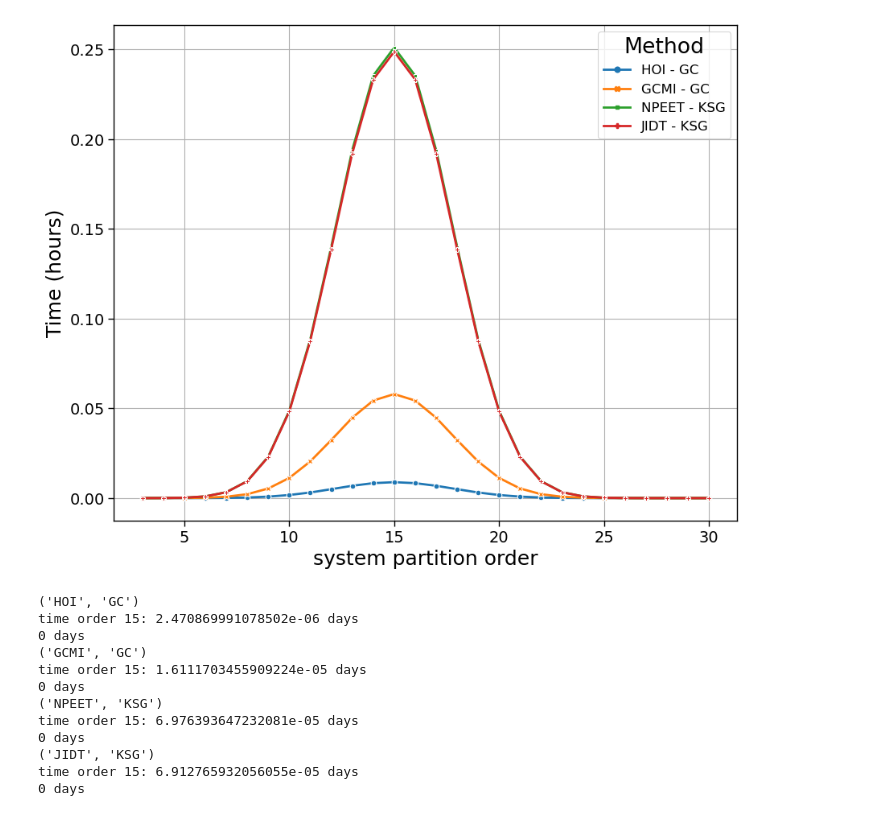
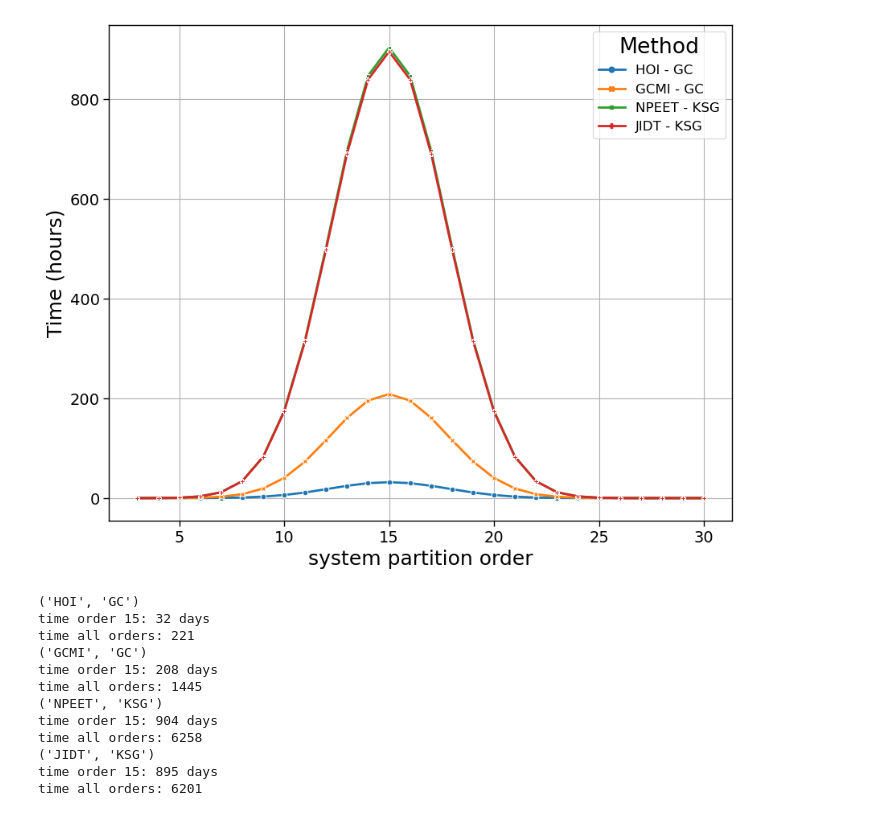
Before and after one commit to Laouen/Oinformation, a Jupyter notebook: analysis/time_benchmarking.ipynb, the cells around one changed output. Drawn from its saved outputs; the diff is of its cells as text; code cells hidden in the pictures.

```diff
--- a/analysis/time_benchmarking.ipynb
+++ b/analysis/time_benchmarking.ipynb
@@ -23,7 +23,7 @@ fig, axes = plt.subplots(1,2, figsize=(15,5))
 
 # Define the file paths
 file_paths = [
-    "library-thoi_estimator-gc.tsv",
+    "library-thoi_estimator-gc_device-cpu.tsv",
     "library-hoi_estimator-gc.tsv",
     "library-gcmi_estimator-gc.tsv",
     "library-npeet_estimator-ksg.tsv",
@@ -86,4 +86,7 @@ ax.set_yticklabels([3,10,15,20,25,30], rotation=0)
 plt.tight_layout()
 fig.savefig('./figures/times/benchmarking.pdf', format='pdf')
 plt.show()
+
+print('times for THOI')
+pivot_table.sum(axis=0).describe()
 # %% [output]
@@ -120,49 +155,49 @@ for (library, estimator), tuple_t in triplets_times.items():
     dfs.append(df)
 
 
 # Combine all dataframes into one
 df = pd.concat(dfs, ignore_index=True)
 df['library-estimator'] = df['library'] + ' - ' + df['estimator']
-df['time'] = df['time'] / 60 / 60
+df['time'] = df['time']
 
 
 # Create a line plot using Seaborn
 plt.figure(figsize=(10, 8))
 sns.lineplot(
     data=df, x="order", y="time",
     hue="library-estimator", style='library-estimator',
     markers=True, dashes=False
 )
 
 plt.title('')
 plt.xlabel('system partition order')
 plt.ylabel('Time (hours)')
 plt.legend(title='Method')
 plt.grid(True)
 
 plt.savefig('./figures/times/benchmarking_estimation.pdf', format='pdf')
 plt.show()
 
 for k in triplets_times.keys():
     print(k)
     library, estimator = k
     df_lib = df[(df.library == library) & (df.estimator == estimator)]
-    print('time order 15:', df_lib[df_lib.order == 15]['time'].values[0] / 60 / 60, 'days')
-    print(math.floor(df_lib['time'].sum() / 60 / 60), 'days')
+    print('time order 15:', math.floor(df_lib[df_lib.order == 15]['time'].values[0]), 'days')
+    print('time all orders:', math.floor(df_lib['time'].sum()))
 # %% [output]
-[figure, old version]
+[figure, new version]
 ('HOI', 'GC')
-time order 15: 2.470869991078502e-06 days
-0 days
+time order 15: 32 days
+time all orders: 221
 ('GCMI', 'GC')
-time order 15: 1.6111703455909224e-05 days
-0 days
+time order 15: 208 days
+time all orders: 1445
 ('NPEET', 'KSG')
-time order 15: 6.976393647232081e-05 days
-0 days
+time order 15: 904 days
+time all orders: 6258
 ('JIDT', 'KSG')
-time order 15: 6.912765932056055e-05 days
-0 days
+time order 15: 895 days
+time all orders: 6201
 # %%
 # Read the data
 df = pd.read_csv('../benchmarking/results/times/library-thoi_estimator-gc.tsv', sep='\t')
```
Also changed, not shown: parts of 2 cells of this notebook, 13 other files.
